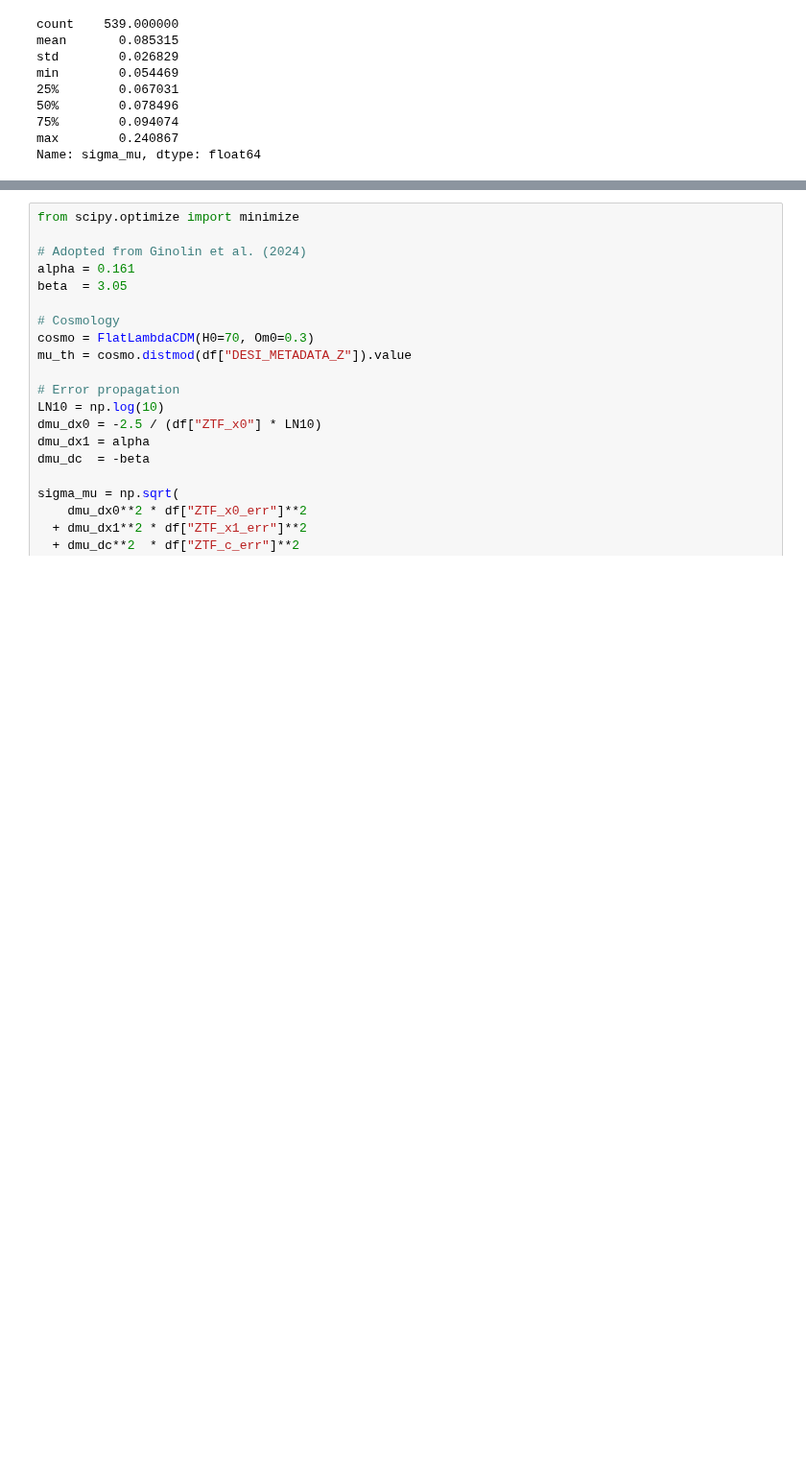
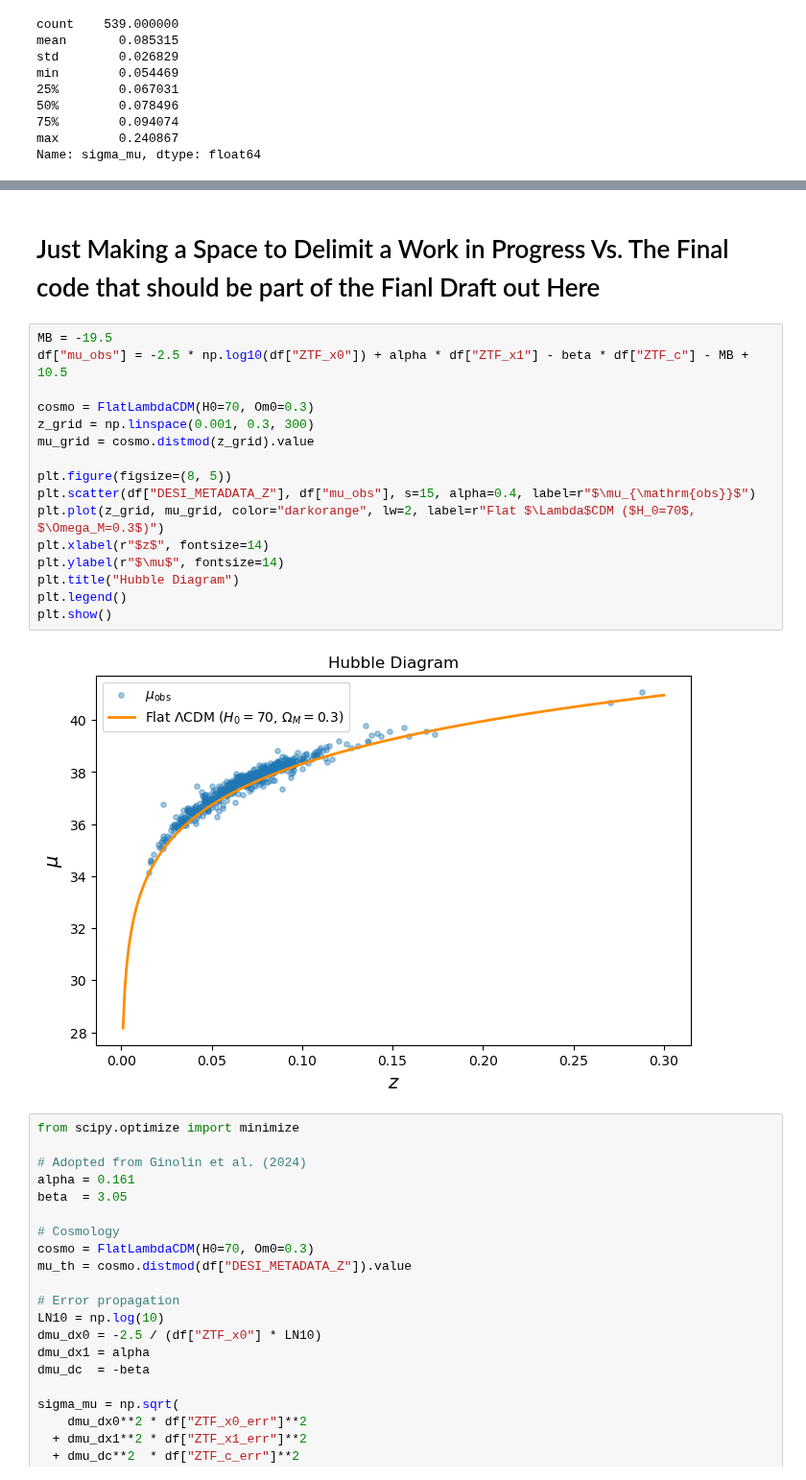
Before and after one commit to mwvgroup/myc21_first_paper, a Jupyter notebook: ZTF_DESI_data_prep/construct_hubble_resid.ipynb, the cells around one changed output, grey strips where cells are left out. Shown at 96% size. Cells and saved outputs as stored; diff of their text form; blank space fills up the shorter version.

```diff
--- a/ZTF_DESI_data_prep/ZTF_mu_calculations_with_x1_c.ipynb
+++ b/ZTF_DESI_data_prep/construct_hubble_resid.ipynb
@@ -116,3 +320,23 @@ Name: sigma_mu, dtype: float64
+# %% [markdown]
+# Just Making a Space to Delimit a Work in Progress Vs. The Final code that should be part of the Fianl Draft out Here #
+# %%
+MB = -19.5
+df["mu_obs"] = -2.5 * np.log10(df["ZTF_x0"]) + alpha * df["ZTF_x1"] - beta * df["ZTF_c"] - MB + 10.5
+
+cosmo = FlatLambdaCDM(H0=70, Om0=0.3)
+z_grid = np.linspace(0.001, 0.3, 300)
+mu_grid = cosmo.distmod(z_grid).value
+
+plt.figure(figsize=(8, 5))
+plt.scatter(df["DESI_METADATA_Z"], df["mu_obs"], s=15, alpha=0.4, label=r"$\mu_{\mathrm{obs}}$")
+plt.plot(z_grid, mu_grid, color="darkorange", lw=2, label=r"Flat $\Lambda$CDM ($H_0=70$, $\Omega_M=0.3$)")
+plt.xlabel(r"$z$", fontsize=14)
+plt.ylabel(r"$\mu$", fontsize=14)
+plt.title("Hubble Diagram")
+plt.legend()
+plt.show()
+# %% [output]
+[figure, added]
 # %%
 from scipy.optimize import minimize
 
```
Also changed, not shown: parts of 19 cells of this notebook.
